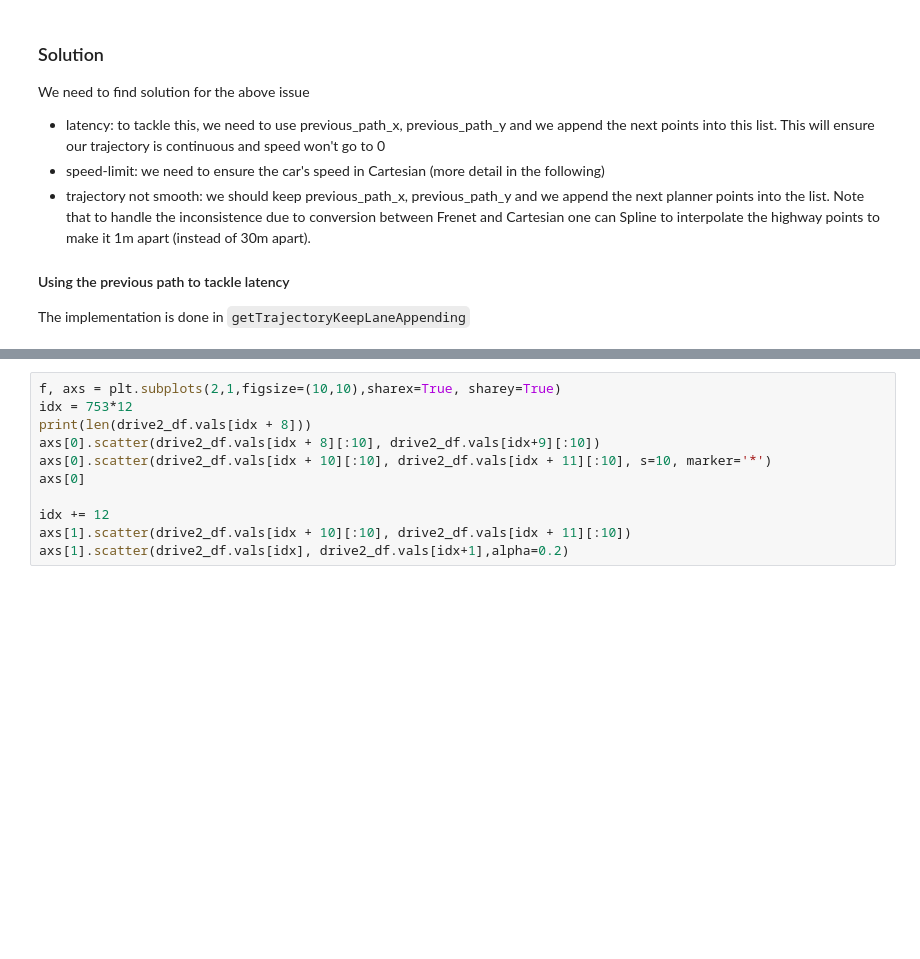
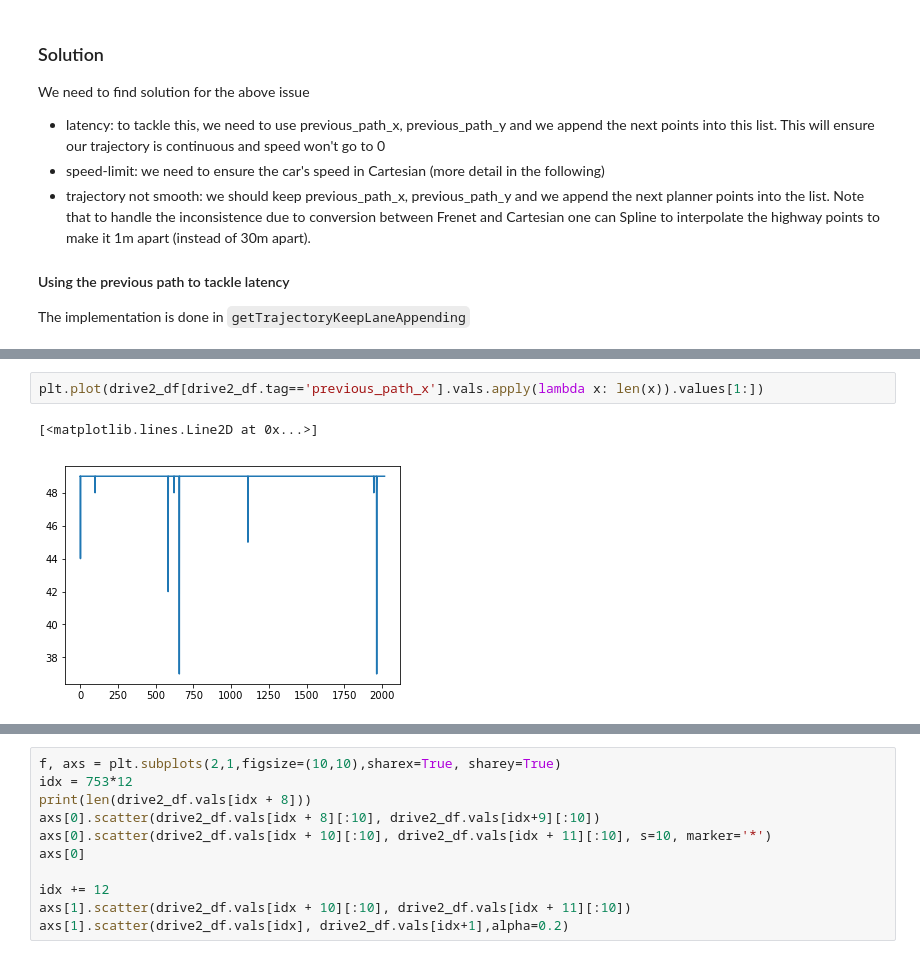
Before and after one commit to minh84/udacity_carnd, a Jupyter notebook: CarND-Term3-P1-Path-Planning/research/Path_Planning.ipynb, the cells around one changed output, grey strips where cells are left out. Drawn from its saved outputs; the diff is of its cells as text; blank space fills up the shorter version.

```diff
--- a/CarND-Term3-P1-Path-Planning/research/Path_Planning.ipynb
+++ b/CarND-Term3-P1-Path-Planning/research/Path_Planning.ipynb
@@ -207,0 +228,5 @@ plt.scatter(speed2.step, speed2.vals)
+# %%
+plt.plot(drive2_df[drive2_df.tag=='previous_path_x'].vals.apply(lambda x: len(x)).values[1:])
+# %% [output]
+[<matplotlib.lines.Line2D at 0x...>]
+[figure, added]
```
Also changed, not shown: parts of 11 cells of this notebook, 4 other files.
